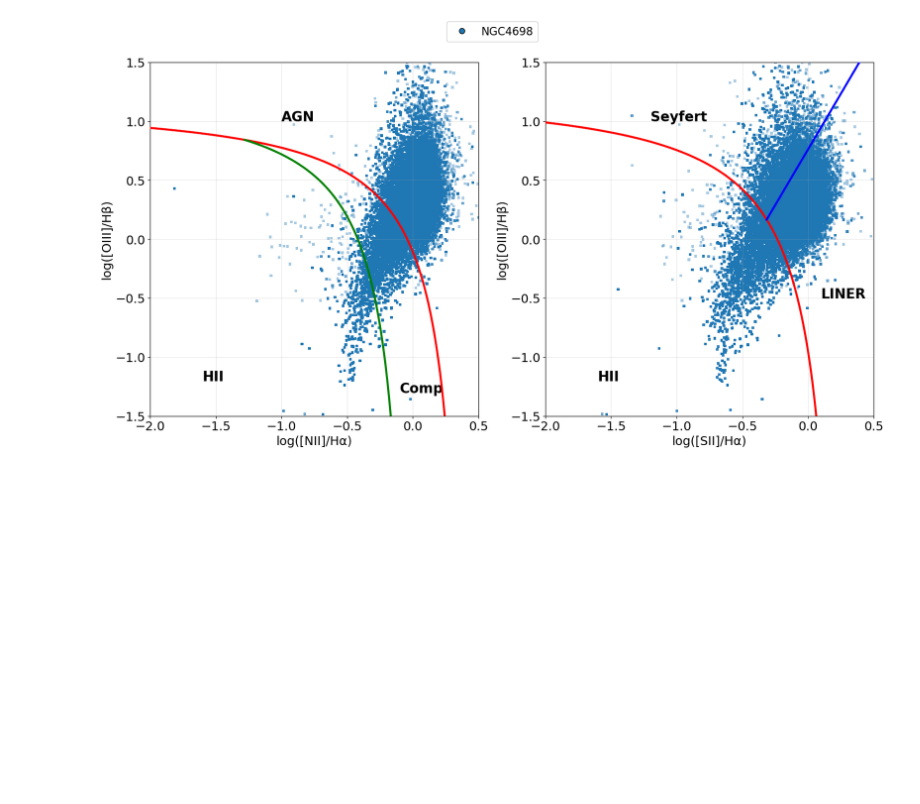
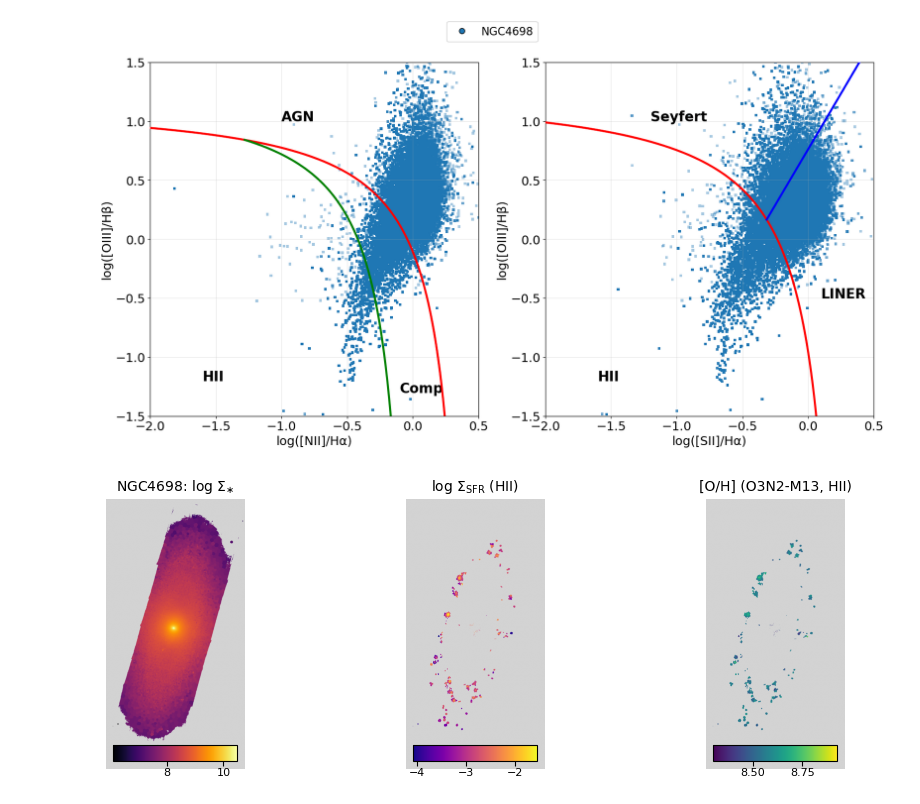
Before and after one commit to Rongjun-ANU/ICRAR-MAUVE, a Jupyter notebook: extended/20251210_BPT_NGC4698_2AGNs.ipynb, the cells around one changed output. Drawn from its saved outputs; the diff is of its cells as text; code cells hidden in the pictures; blank space fills up the shorter version.

```diff
--- a/extended/20251210_BPT_NGC4698_2AGNs.ipynb
+++ b/extended/20251210_BPT_NGC4698_2AGNs.ipynb
@@ -431,3 +431,94 @@ Galaxy breakdown for HII spaxels:
 Successfully created combined BPT diagrams (HII only) colored by galaxy from 1 galaxies
 Galaxies included: NGC4698
 [figure]
+# %%
+# --------------------------------------------------------------
+# Maps: Σ_M*, Σ_SFR and [O/H] (O3N2-M13) maps for a single galaxy
+# Using HII spaxels (common HII for Σ_SFR and O/H only)
+# Layout: 1 row × 3 columns: [Σ_M*, Σ_SFR, [O/H]]
+# --------------------------------------------------------------
+import numpy as np
+import matplotlib.pyplot as plt
+from matplotlib.gridspec import GridSpec
+from mpl_toolkits.axes_grid1.inset_locator import inset_axes
+from astropy.io import fits
+
+# 0 · select galaxy
+galaxies = ['NGC4698']
+ngal     = len(galaxies)
+assert ngal == 1, "This cell is configured for a single galaxy."
+
+# 1 · helpers to load maps (no mask for mass; HII mask for Σ_SFR and O/H)
+def load_maps_hii(gal):
+    """
+    Load stellar-mass surface density (from spatial-binning file),
+    Σ_SFR (HII), and [O/H] (O3N2-M13, HII) for a galaxy.
+
+    - Σ_M* is shown wherever it is finite (no HII mask).
+    - Σ_SFR and [O/H] use a common HII mask requiring both to be finite.
+    """
+    with fits.open(f'{gal}_SPATIAL_BINNING_maps_extended.fits') as h_bin:
+        logSigmaM = h_bin['LOGMASS_SURFACE_DENSITY'].data
+    with fits.open(f'{gal}_gas_BIN_maps_extended.fits') as h_gas:
+        sigSFR_HII     = h_gas['LOGSFR_SURFACE_DENSITY_HII'].data
+        oh_o3n2m13_HII = h_gas['O_H_O3N2_M13_HII'].data
+
+    # Mass: just require Σ_M* to be finite
+    mass_mask   = np.isfinite(logSigmaM)
+    logSigmaM_c = np.where(mass_mask, logSigmaM, np.nan)
+
+    # HII common mask for Σ_SFR and O/H
+    hii_mask        = (np.isfinite(sigSFR_HII) & np.isfinite(oh_o3n2m13_HII))
+    sigSFR_HII_c    = np.where(hii_mask, sigSFR_HII, np.nan)
+    oh_o3n2m13_c    = np.where(hii_mask, oh_o3n2m13_HII, np.nan)
+
+    return logSigmaM_c, sigSFR_HII_c, oh_o3n2m13_c
+
+# 2 · figure & GridSpec (1 row × 3 columns)
+fig = plt.figure(figsize=(9, 3), constrained_layout=True)
+gs  = GridSpec(
+        nrows=1, ncols=3, figure=fig,
+        width_ratios=[1, 1, 1],
+        wspace=0.00, hspace=0.00
+)
+
+gal = galaxies[0]
+logSigmaM_c, sigSFR_HII_c, oh_o3n2m13_c = load_maps_hii(gal)
+
+# Σ_M* map with NaN shown as light gray
+axM = fig.add_subplot(gs[0, 0])
+cmap_M = plt.cm.inferno.copy(); cmap_M.set_bad('lightgray')
+imM = axM.imshow(logSigmaM_c, origin='lower', cmap=cmap_M)
+axM.set_title(rf'{gal}: $\log\,\Sigma_{{\ast}}$', fontsize=10)
+axM.axis('off')
+caxM = inset_axes(axM, width='90%', height='6%', loc='lower center', borderpad=0.6)
+fig.colorbar(imM, cax=caxM, orientation='horizontal')
+caxM.tick_params(labelsize=8, pad=1)
+
+# Σ_SFR (HII) map with NaN shown as light gray
+axS = fig.add_subplot(gs[0, 1])
+cmap_S = plt.cm.plasma.copy(); cmap_S.set_bad('lightgray')
+imS = axS.imshow(sigSFR_HII_c, origin='lower', cmap=cmap_S)
+axS.set_title(r'$\log\,\Sigma_{\mathrm{SFR}}$ (HII)', fontsize=10)
+axS.axis('off')
+caxS = inset_axes(axS, width='90%', height='6%', loc='lower center', borderpad=0.6)
+fig.colorbar(imS, cax=caxS, orientation='horizontal')
+caxS.tick_params(labelsize=8, pad=1)
+
+# [O/H] O3N2-M13 (HII) map with NaN shown as light gray
+axOH = fig.add_subplot(gs[0, 2])
+cmap_OH = plt.cm.viridis.copy(); cmap_OH.set_bad('lightgray')
+imOH = axOH.imshow(oh_o3n2m13_c, origin='lower', cmap=cmap_OH)
+axOH.set_title(r'[O/H] (O3N2-M13, HII)', fontsize=10)
+axOH.axis('off')
+caxOH = inset_axes(axOH, width='90%', height='6%', loc='lower center', borderpad=0.6)
+fig.colorbar(imOH, cax=caxOH, orientation='horizontal')
+caxOH.tick_params(labelsize=8, pad=1)
+
+# Save figure in both PNG and PDF formats
+# fig.savefig('Plot_Paper_1/NGC4698_SigmaM_SigmaSFR_OH_Maps_HII_1x3.png', dpi=600, bbox_inches='tight', pad_inches=0.05)
+# fig.savefig('Plot_Paper_1/NGC4698_SigmaM_SigmaSFR_OH_Maps_HII_1x3.pdf', dpi=600, bbox_inches='tight', pad_inches=0.05)
+
+plt.show()
+# %% [output]
+[figure, added]
```
Also changed, not shown: parts of 4 cells of this notebook, 11 other files.
